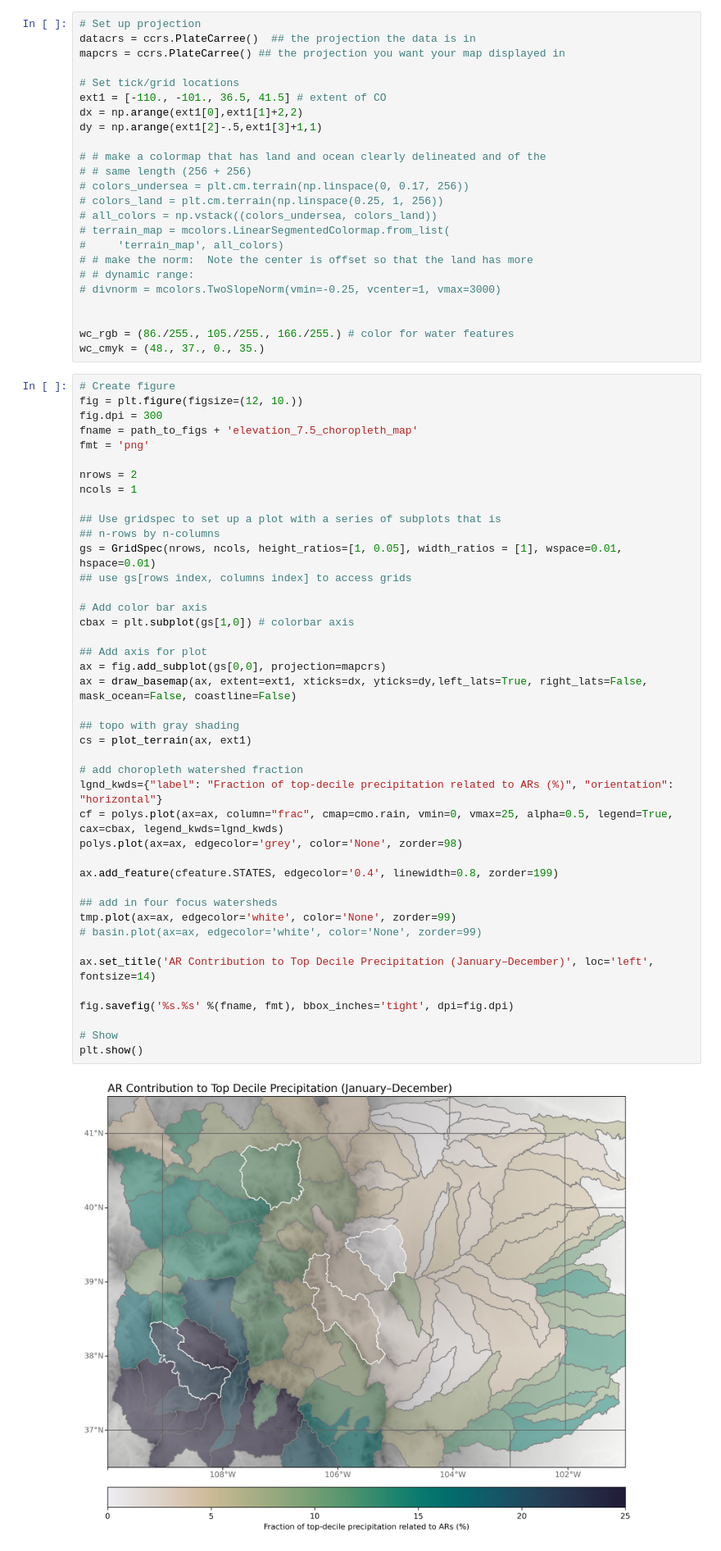
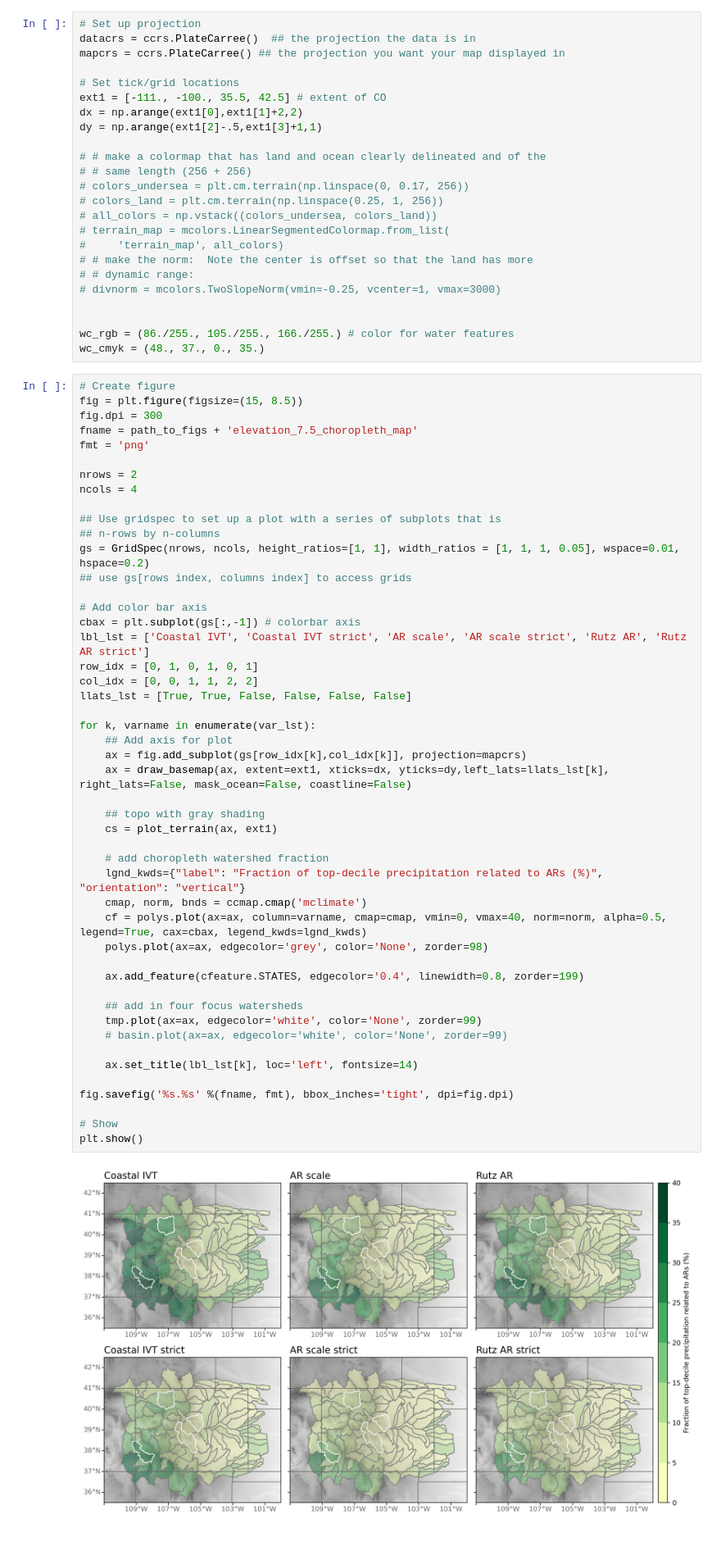
Before and after one commit to CW3E/CO_top-decile_precip_ARs_code, a Jupyter notebook: analysis/ar_fraction_extreme_prec.ipynb, the cells around one changed output. Shown at 82% size. Drawn from its saved outputs; the diff is of its cells as text.

Commit message:
update trajectory methods for coastal AR identification

```diff
--- a/analysis/ar_fraction_extreme_prec.ipynb
+++ b/analysis/ar_fraction_extreme_prec.ipynb
@@ -146,7 +171,7 @@ datacrs = ccrs.PlateCarree()  ## the projection the data is in
 mapcrs = ccrs.PlateCarree() ## the projection you want your map displayed in
 
 # Set tick/grid locations
-ext1 = [-110., -101., 36.5, 41.5] # extent of CO
+ext1 = [-111., -100., 35.5, 42.5] # extent of CO
 dx = np.arange(ext1[0],ext1[1]+2,2)
 dy = np.arange(ext1[2]-.5,ext1[3]+1,1)
 
@@ -166,46 +191,52 @@ wc_rgb = (86./255., 105./255., 166./255.) # color for water features
 wc_cmyk = (48., 37., 0., 35.)
 # %%
 # Create figure
-fig = plt.figure(figsize=(12, 10.))
+fig = plt.figure(figsize=(15, 8.5))
 fig.dpi = 300
 fname = path_to_figs + 'elevation_7.5_choropleth_map'
 fmt = 'png'
 
 nrows = 2
-ncols = 1
+ncols = 4
 
 ## Use gridspec to set up a plot with a series of subplots that is
 ## n-rows by n-columns
-gs = GridSpec(nrows, ncols, height_ratios=[1, 0.05], width_ratios = [1], wspace=0.01, hspace=0.01)
+gs = GridSpec(nrows, ncols, height_ratios=[1, 1], width_ratios = [1, 1, 1, 0.05], wspace=0.01, hspace=0.2)
 ## use gs[rows index, columns index] to access grids
 
 # Add color bar axis
-cbax = plt.subplot(gs[1,0]) # colorbar axis
+cbax = plt.subplot(gs[:,-1]) # colorbar axis
+lbl_lst = ['Coastal IVT', 'Coastal IVT strict', 'AR scale', 'AR scale strict', 'Rutz AR', 'Rutz AR strict']
+row_idx = [0, 1, 0, 1, 0, 1]
+col_idx = [0, 0, 1, 1, 2, 2]
+llats_lst = [True, True, False, False, False, False]
 
-## Add axis for plot
-ax = fig.add_subplot(gs[0,0], projection=mapcrs)
-ax = draw_basemap(ax, extent=ext1, xticks=dx, yticks=dy,left_lats=True, right_lats=False, mask_ocean=False, coastline=False)
+for k, varname in enumerate(var_lst):
+    ## Add axis for plot
+    ax = fig.add_subplot(gs[row_idx[k],col_idx[k]], projection=mapcrs)
+    ax = draw_basemap(ax, extent=ext1, xticks=dx, yticks=dy,left_lats=llats_lst[k], right_lats=False, mask_ocean=False, coastline=False)
 
-## topo with gray shading
-cs = plot_terrain(ax, ext1)
+    ## topo with gray shading
+    cs = plot_terrain(ax, ext1)
 
-# add choropleth watershed fraction
-lgnd_kwds={"label": "Fraction of top-decile precipitation related to ARs (%)", "orientation": "horizontal"}
-cf = polys.plot(ax=ax, column="frac", cmap=cmo.rain, vmin=0, vmax=25, alpha=0.5, legend=True, cax=cbax, legend_kwds=lgnd_kwds)
-polys.plot(ax=ax, edgecolor='grey', color='None', zorder=98)
+    # add choropleth watershed fraction
+    lgnd_kwds={"label": "Fraction of top-decile precipitation related to ARs (%)", "orientation": "vertical"}
+    cmap, norm, bnds = ccmap.cmap('mclimate')
+    cf = polys.plot(ax=ax, column=varname, cmap=cmap, vmin=0, vmax=40, norm=norm, alpha=0.5, legend=True, cax=cbax, legend_kwds=lgnd_kwds)
+    polys.plot(ax=ax, edgecolor='grey', color='None', zorder=98)
 
-ax.add_feature(cfeature.STATES, edgecolor='0.4', linewidth=0.8, zorder=199)
+    ax.add_feature(cfeature.STATES, edgecolor='0.4', linewidth=0.8, zorder=199)
 
-## add in four focus watersheds
-tmp.plot(ax=ax, edgecolor='white', color='None', zorder=99)
-# basin.plot(ax=ax, edgecolor='white', color='None', zorder=99)
+    ## add in four focus watersheds
+    tmp.plot(ax=ax, edgecolor='white', color='None', zorder=99)
+    # basin.plot(ax=ax, edgecolor='white', color='None', zorder=99)
 
-ax.set_title('AR Contribution to Top Decile Precipitation (January–December)', loc='left', fontsize=14)
+    ax.set_title(lbl_lst[k], loc='left', fontsize=14)
 
 fig.savefig('%s.%s' %(fname, fmt), bbox_inches='tight', dpi=fig.dpi)
 
 # Show
 plt.show()
 # %% [output]
-[figure, old version]
+[figure, new version]
 # %%
```
Also changed, not shown: parts of 8 cells of this notebook, 5 other files.
